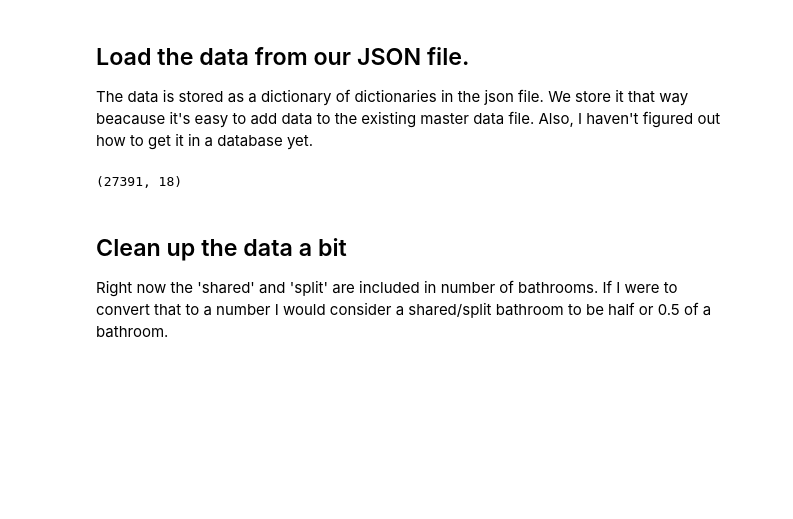
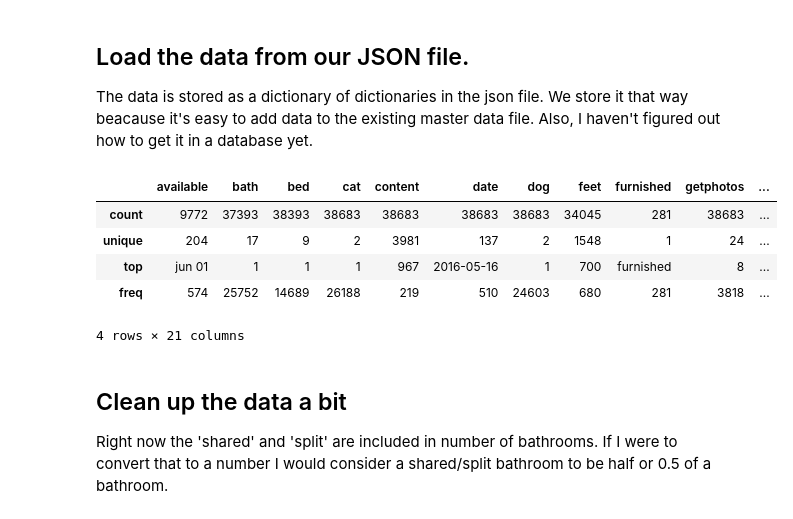
Before and after one commit to rileyrustad/pdxapartmentfinder, a Jupyter notebook: analysis/Fourth_Analysis.ipynb, the cells around one changed output. Drawn from its saved outputs; the diff is of its cells as text; code cells hidden in the pictures; blank space fills up the shorter version.

```diff
--- a/analysis/Fourth_Analysis.ipynb
+++ b/analysis/Fourth_Analysis.ipynb
@@ -25,14 +25,19 @@ import seaborn as sns
 ## Load the data from our JSON file.
 The data is stored as a dictionary of dictionaries in the json file. We store it that way beacause it's easy to add data to the existing master data file. Also, I haven't figured out how to get it in a database yet.
 # %%
-with open('/Users/mac28/CLCrawler/data/MasterApartmentData.json') as f:
+with open('/Users/mac28/src/pdxapartmentfinder/pipeline/data/MasterApartmentData.json') as f:
     my_dict = json.load(f)
 dframe = DataFrame(my_dict)
 
 dframe = dframe.T
-dframe.shape
+dframe.describe()
 # %% [output]
+|  | available | bath | bed | cat | content | date | dog | feet | furnished | getphotos | ... |
+| count | 9772 | 37393 | 38393 | 38683 | 38683 | 38683 | 38683 | 34045 | 281 | 38683 | ... |
+| unique | 204 | 17 | 9 | 2 | 3981 | 137 | 2 | 1548 | 1 | 24 | ... |
+| top | jun 01 | 1 | 1 | 1 | 967 | 2016-05-16 | 1 | 700 | furnished | 8 | ... |
+| freq | 574 | 25752 | 14689 | 26188 | 219 | 510 | 24603 | 680 | 281 | 3818 | ... |
-(27391, 18)
+4 rows × 21 columns
 # %% [markdown]
 ## Clean up the data a bit
 Right now the 'shared' and 'split' are included in number of bathrooms. If I were to convert that to a number I would consider a shared/split bathroom to be half or 0.5 of a bathroom.
```
Also changed, not shown: 19 other files.
